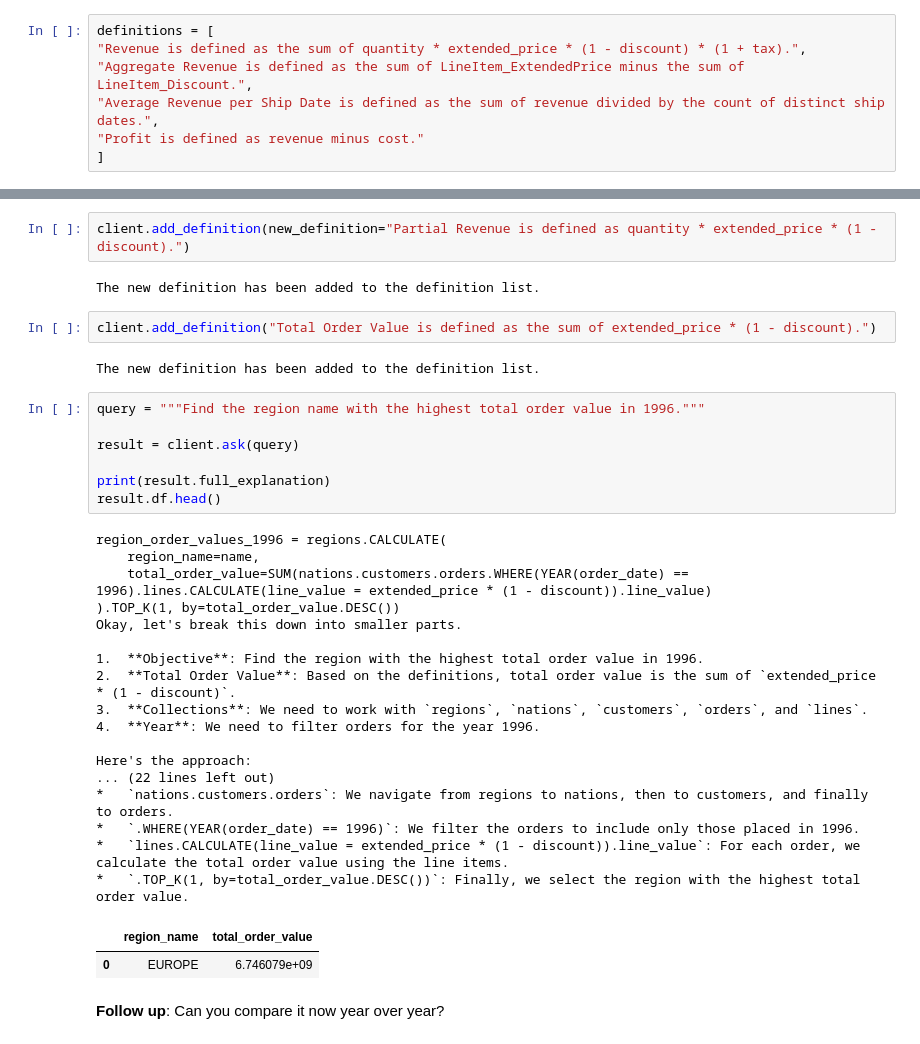
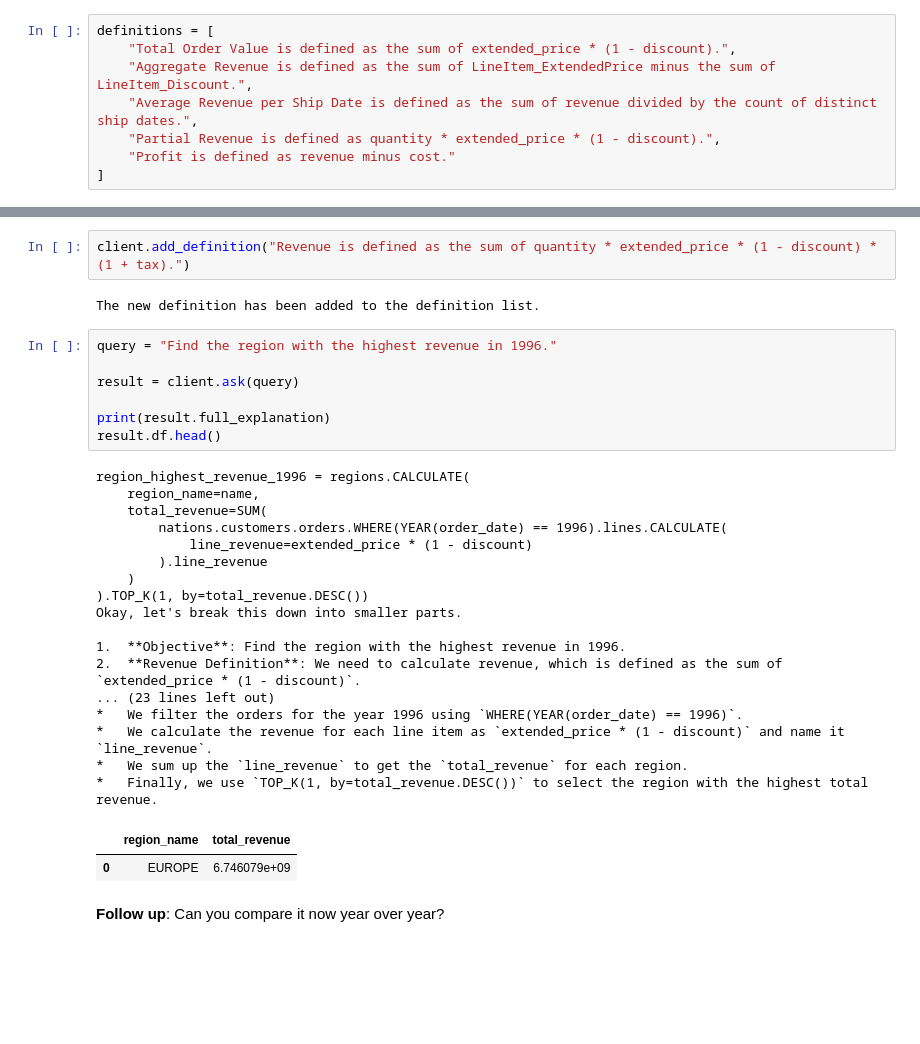
Before and after one commit to bodo-ai/text2pydough, a Jupyter notebook: workbench/AAraya/dev/llm_demo_final_vRK_v2.ipynb, the cells around one changed output, grey strips where cells are left out. Drawn from its saved outputs; the diff is of its cells as text; blank space fills up the shorter version.

```diff
--- a/workbench/AAraya/dev/llm_demo_final_vRK_v2.ipynb
+++ b/workbench/AAraya/dev/llm_demo_final_vRK_v2.ipynb
@@ -15,10 +15,11 @@ from llm_v2 import LLMClient
 We can declare global definitions that will be useful for any question that needs them.
 # %%
 definitions = [
-"Revenue is defined as the sum of quantity * extended_price * (1 - discount) * (1 + tax).",
-"Aggregate Revenue is defined as the sum of LineItem_ExtendedPrice minus the sum of LineItem_Discount.",
-"Average Revenue per Ship Date is defined as the sum of revenue divided by the count of distinct ship dates.",
-"Profit is defined as revenue minus cost."
+    "Total Order Value is defined as the sum of extended_price * (1 - discount).",
+    "Aggregate Revenue is defined as the sum of LineItem_ExtendedPrice minus the sum of LineItem_Discount.",
+    "Average Revenue per Ship Date is defined as the sum of revenue divided by the count of distinct ship dates.",
+    "Partial Revenue is defined as quantity * extended_price * (1 - discount).",
+    "Profit is defined as revenue minus cost."
 ]
 # %% [markdown]
 Then we initialize the client.
@@ -617,39 +630,35 @@ customers_1996_not_1997 = customers.CALCULATE(
 - The total order value is defined as potential revenue, defined as the sum of extended_price * (1 - discount)
 - It introduces precise calculations within the query, ensuring revenue insights.
 # %%
-client.add_definition(new_definition="Partial Revenue is defined as quantity * extended_price * (1 - discount).")
+client.add_definition("Revenue is defined as the sum of quantity * extended_price * (1 - discount) * (1 + tax).")
 # %% [output]
 The new definition has been added to the definition list.
-# %%
-client.add_definition("Total Order Value is defined as the sum of extended_price * (1 - discount).")
-# %% [output]
-The new definition has been added to the definition list.
 # %%
-query = """Find the region name with the highest total order value in 1996."""
+query = "Find the region with the highest revenue in 1996."
 
 result = client.ask(query)
 
 print(result.full_explanation)
 result.df.head()
 # %% [output]
-region_order_values_1996 = regions.CALCULATE(
+region_highest_revenue_1996 = regions.CALCULATE(
     region_name=name,
-    total_order_value=SUM(nations.customers.orders.WHERE(YEAR(order_date) == 1996).lines.CALCULATE(line_value = extended_price * (1 - discount)).line_value)
-).TOP_K(1, by=total_order_value.DESC())
+    total_revenue=SUM(
+        nations.customers.orders.WHERE(YEAR(order_date) == 1996).lines.CALCULATE(
+            line_revenue=extended_price * (1 - discount)
+        ).line_revenue
+    )
+).TOP_K(1, by=total_revenue.DESC())
 Okay, let's break this down into smaller parts.
 
-1.  **Objective**: Find the region with the highest total order value in 1996.
-2.  **Total Order Value**: Based on the definitions, total order value is the sum of `extended_price * (1 - discount)`.
-3.  **Collections**: We need to work with `regions`, `nations`, `customers`, `orders`, and `lines`.
-4.  **Year**: We need to filter orders for the year 1996.
-
-Here's the approach:
-... (22 lines left out)
-*   `nations.customers.orders`: We navigate from regions to nations, then to customers, and finally to orders.
-*   `.WHERE(YEAR(order_date) == 1996)`: We filter the orders to include only those placed in 1996.
-*   `lines.CALCULATE(line_value = extended_price * (1 - discount)).line_value`: For each order, we calculate the total order value using the line items.
-*   `.TOP_K(1, by=total_order_value.DESC())`: Finally, we select the region with the highest total order value.
+1.  **Objective**: Find the region with the highest revenue in 1996.
+2.  **Revenue Definition**: We need to calculate revenue, which is defined as the sum of `extended_price * (1 - discount)`.
+... (23 lines left out)
+*   We filter the orders for the year 1996 using `WHERE(YEAR(order_date) == 1996)`.
+*   We calculate the revenue for each line item as `extended_price * (1 - discount)` and name it `line_revenue`.
+*   We sum up the `line_revenue` to get the `total_revenue` for each region.
+*   Finally, we use `TOP_K(1, by=total_revenue.DESC())` to select the region with the highest total revenue.
-|  | region_name | total_order_value |
+|  | region_name | total_revenue |
 | 0 | EUROPE | 6.746079e+09 |
 # %% [markdown]
 **Follow up**: Can you compare it now year over year?
```
Also changed, not shown: parts of 29 cells of this notebook.
